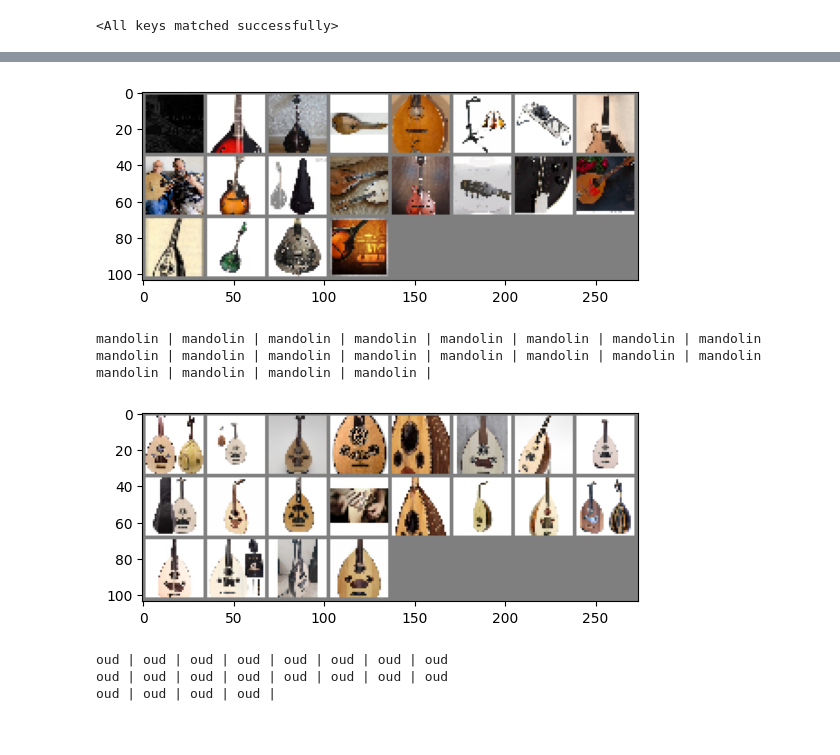
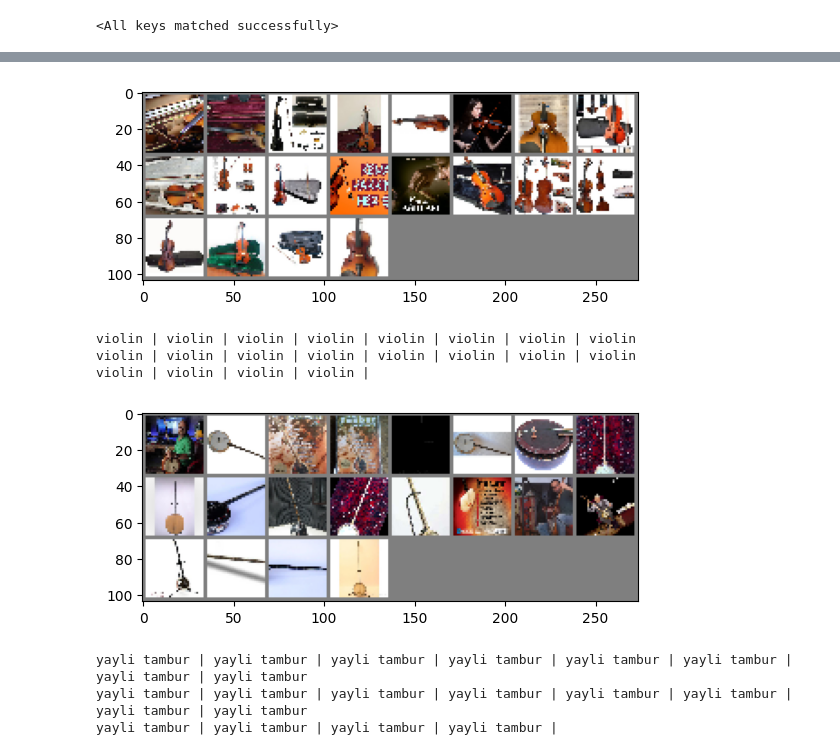
Before and after one commit to DanLucas1/image_classification, a Jupyter notebook: img_classification_instruments.ipynb, the cells around one changed output, grey strips where cells are left out. Cells and saved outputs as stored; diff of their text form; code cells hidden in the pictures.

```diff
--- a/img_classification_instruments.ipynb
+++ b/img_classification_instruments.ipynb
@@ -79,7 +83,7 @@ def permute_images(batch):
     batch['image'] = [img.permute(2, 0, 1)[:3, :, :] for img in batch['image']]
     return batch
 
-dataset_RGB = dataset_RGB.map(permute_images, batched=True, batch_size=100)
+dataset_RGB = dataset_RGB.map(permute_images, batched=True, batch_size=10)
 
 dataset_RGB[0]['image'].shape
 # %% [output]
@@ -122,14 +126,6 @@ Min value: 0
 class ScaleTensor(object):
     def __call__(self, tensor):
         return tensor / 255.
-
-# compose transformation function -> this is a more standard transform (according to pytorch documentation) to use later. Fitting my transform to the CIFAR tutorial model for now
-# basic_transform = v2.Compose([
-#     ScaleTensor(),
-#     v2.RandomResizedCrop(size=(224, 224), antialias=True),
-#     v2.RandomHorizontalFlip(p=0.5),
-#     v2.Normalize(mean=[0.5, 0.5, 0.5], std=[0.5, 0.5, 0.5]),
-# ])
 
 basic_transform = v2.Compose([
     ScaleTensor(),
@@ -145,13 +141,13 @@ def apply_transform(example):
     return example
 
 # apply transforms
-dataset = dataset.map(apply_transform, batched=True, batch_size=100)
+dataset = dataset.map(apply_transform, batched=True, batch_size=10)
 # %% [markdown]
 ### Examine Dataset/Model Compatibility Before Training
 # %%
 # check: are tensor values normalized to [-1, 1]?
 
-correct_tensor_range = check: 0
+correct_tensor_range = 0
 
 for i, image in enumerate(dataset['image']):
     if image.min() < -1 or image.max() > 1:
@@ -192,7 +188,7 @@ def check_instrument(instr, ds):
     labels = check['label'][0:32]
 
     # show images & labels
-    imshow(torchvision.utils.make_grid(images))
+    imshow(torchvision.utils.make_grid(images.cpu()))
 
     label_list = ''
     for i, lbl in enumerate(labels):
@@ -381,16 +497,16 @@ plt.show()
 # %%
-# compare images from highest and lowest performing instruments (mandolin/oud)
-check_instrument(7, dataset['test'])
-check_instrument(8, dataset['test'])
+# compare images from highest and lowest performing instruments (violin/yayli tambur)
+check_instrument(5, dataset['test'])
+check_instrument(9, dataset['test'])
 # %% [output]
-[figure, old version]
+[figure, new version]
-mandolin | mandolin | mandolin | mandolin | mandolin | mandolin | mandolin | mandolin
-mandolin | mandolin | mandolin | mandolin | mandolin | mandolin | mandolin | mandolin
-mandolin | mandolin | mandolin | mandolin |
+violin | violin | violin | violin | violin | violin | violin | violin
+violin | violin | violin | violin | violin | violin | violin | violin
+violin | violin | violin | violin |
-[figure, old version]
+[figure, new version]
-oud | oud | oud | oud | oud | oud | oud | oud
-oud | oud | oud | oud | oud | oud | oud | oud
-oud | oud | oud | oud |
+yayli tambur | yayli tambur | yayli tambur | yayli tambur | yayli tambur | yayli tambur | yayli tambur | yayli tambur
+yayli tambur | yayli tambur | yayli tambur | yayli tambur | yayli tambur | yayli tambur | yayli tambur | yayli tambur
+yayli tambur | yayli tambur | yayli tambur | yayli tambur |
 # %%
 # examine images that were predicted correctly and incorrectly
 def add_predictions(example, i):
```
Also changed, not shown: parts of 21 cells of this notebook.
